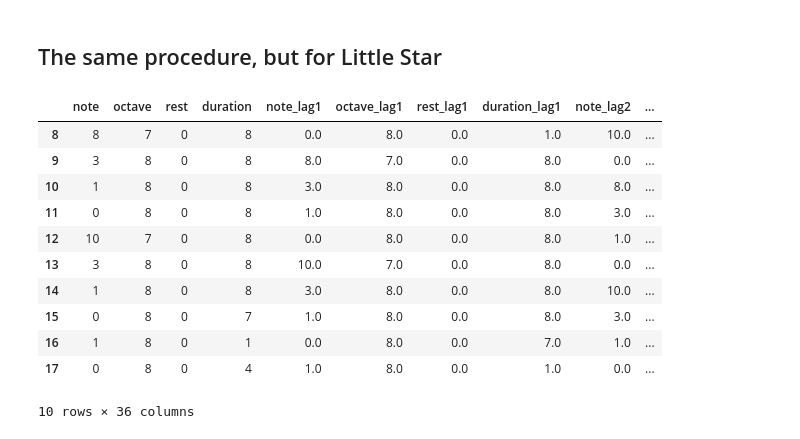
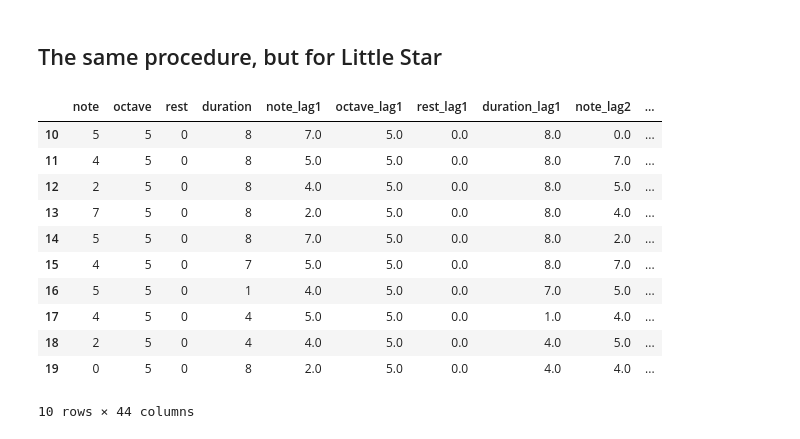
Before and after one commit to Sciurus365/MLProject2021, a Jupyter notebook: MultiStep2.ipynb, the cells around one changed output. Drawn from its saved outputs; the diff is of its cells as text; code cells hidden in the pictures.

```diff
--- a/MultiStep2.ipynb
+++ b/MultiStep2.ipynb
@@ -31,8 +31,8 @@ class Note:
     duration: int = 0   # The duration of the note (in 1/16 second intervals)
 
 # Options for creating the dataframe. VOICE = which voice to pick, LAG = how many periods to lag for.
-VOICE = 0
-LAG = 8
+VOICE = 3
+LAG = 10
 
 # Import the csv
 piano_input = pd.read_csv('F.txt', sep='\t', header=None)
@@ -59,6 +59,9 @@ for entry in voice_input[1:]:
         notes.append(cur)
         cur = Note(note, octv, 1 if note == 0 and octv == 0 else 0, 1)
 
+notes.append(cur)
+cur = Note(note, octv, 1 if note == 0 and octv == 0 else 0, 1)
+
 # Pandas can automatically convert a list of dataclass objects to dataframes!
 notes_df = pd.DataFrame(notes)
 
@@ -71,6 +74,7 @@ for lag in range(1, LAG + 1):
     notes_lagged_df = pd.concat((notes_lagged_df, lagged), axis=1)
 
 # Drop rows containing NA (i.e. the first LAG rows basically)
+dfV1_full = notes_lagged_df
 notes_lagged_df = notes_lagged_df.dropna()
 
 # Show first 10 notes
@@ -309,7 +342,7 @@ class Note:
 
 # Options for creating the dataframe. VOICE = which voice to pick, LAG = how many periods to lag for.
 VOICE = 0
-LAG = 8
+LAG = 10
 
 # Import the csv
 piano_input = pd.read_csv('twinkle.txt', sep='\t', header=None)
@@ -317,7 +350,7 @@ piano_input = pd.read_csv('twinkle.txt', sep='\t', header=None)
 # Transform piano key pitch (A0 = 1) to Midi pitch (A0 = 21)
 # Different sources say different numbers for A0. Might be 9 or 21. :| 9 seems to be A(-1) generally though.
 # If we map octave -1 to index 0 (which is the easiest probably), then we need A0 = 21.
-midi_input = piano_input.where(piano_input == 0, piano_input + 20)
+midi_input = piano_input.where(piano_input == 0, piano_input - 12)
 # Take the voice we are working on
 voice_input = midi_input.iloc[:, VOICE]
 
@@ -327,41 +360,45 @@ notes = []
 cur = Note(voice_input[0] % 12, voice_input[0] // 12, 1 if voice_input[0] == 0 else 0, 1)
 
 # Process the rest of the notes
 for entry in voice_input[1:]:
     note = entry % 12
     octv = entry // 12
     if cur.note == note and cur.octave == octv:
         cur.duration += 1
     else:
         notes.append(cur)
         cur = Note(note, octv, 1 if note == 0 and octv == 0 else 0, 1)
 
+notes.append(cur)
+cur = Note(note, octv, 1 if note == 0 and octv == 0 else 0, 1)
+
 # Pandas can automatically convert a list of dataclass objects to dataframes!
 notes_df = pd.DataFrame(notes)
 
 # Create a lagged input dataframe
 notes_lagged_df = notes_df.copy()
 
 for lag in range(1, LAG + 1):
     lagged = notes_df.shift(lag)
     lagged.columns = [f'{col_name}_lag{lag}' for col_name in notes_df.columns]
     notes_lagged_df = pd.concat((notes_lagged_df, lagged), axis=1)
 
 # Drop rows containing NA (i.e. the first LAG rows basically)
+dfV1_twinkle_full = notes_lagged_df
 notes_lagged_df = notes_lagged_df.dropna()
 
 # Show first 10 notes
 notes_lagged_df.head(10)
 # %% [output]
 |  | note | octave | rest | duration | note_lag1 | octave_lag1 | rest_lag1 | duration_lag1 | note_lag2 | ... |
-| 8 | 8 | 7 | 0 | 8 | 0.0 | 8.0 | 0.0 | 1.0 | 10.0 | ... |
-| 9 | 3 | 8 | 0 | 8 | 8.0 | 7.0 | 0.0 | 8.0 | 0.0 | ... |
-| 10 | 1 | 8 | 0 | 8 | 3.0 | 8.0 | 0.0 | 8.0 | 8.0 | ... |
-| 11 | 0 | 8 | 0 | 8 | 1.0 | 8.0 | 0.0 | 8.0 | 3.0 | ... |
-| 12 | 10 | 7 | 0 | 8 | 0.0 | 8.0 | 0.0 | 8.0 | 1.0 | ... |
-| 13 | 3 | 8 | 0 | 8 | 10.0 | 7.0 | 0.0 | 8.0 | 0.0 | ... |
-| 14 | 1 | 8 | 0 | 8 | 3.0 | 8.0 | 0.0 | 8.0 | 10.0 | ... |
-| 15 | 0 | 8 | 0 | 7 | 1.0 | 8.0 | 0.0 | 8.0 | 3.0 | ... |
-| 16 | 1 | 8 | 0 | 1 | 0.0 | 8.0 | 0.0 | 7.0 | 1.0 | ... |
-| 17 | 0 | 8 | 0 | 4 | 1.0 | 8.0 | 0.0 | 1.0 | 0.0 | ... |
+| 10 | 5 | 5 | 0 | 8 | 7.0 | 5.0 | 0.0 | 8.0 | 0.0 | ... |
+| 11 | 4 | 5 | 0 | 8 | 5.0 | 5.0 | 0.0 | 8.0 | 7.0 | ... |
+| 12 | 2 | 5 | 0 | 8 | 4.0 | 5.0 | 0.0 | 8.0 | 5.0 | ... |
+| 13 | 7 | 5 | 0 | 8 | 2.0 | 5.0 | 0.0 | 8.0 | 4.0 | ... |
+| 14 | 5 | 5 | 0 | 8 | 7.0 | 5.0 | 0.0 | 8.0 | 2.0 | ... |
+| 15 | 4 | 5 | 0 | 7 | 5.0 | 5.0 | 0.0 | 8.0 | 7.0 | ... |
+| 16 | 5 | 5 | 0 | 1 | 4.0 | 5.0 | 0.0 | 7.0 | 5.0 | ... |
+| 17 | 4 | 5 | 0 | 4 | 5.0 | 5.0 | 0.0 | 1.0 | 4.0 | ... |
+| 18 | 2 | 5 | 0 | 4 | 4.0 | 5.0 | 0.0 | 4.0 | 5.0 | ... |
+| 19 | 0 | 5 | 0 | 8 | 2.0 | 5.0 | 0.0 | 4.0 | 4.0 | ... |
-10 rows × 36 columns
+10 rows × 44 columns
```
Also changed, not shown: parts of 19 cells of this notebook, 3 other files.
